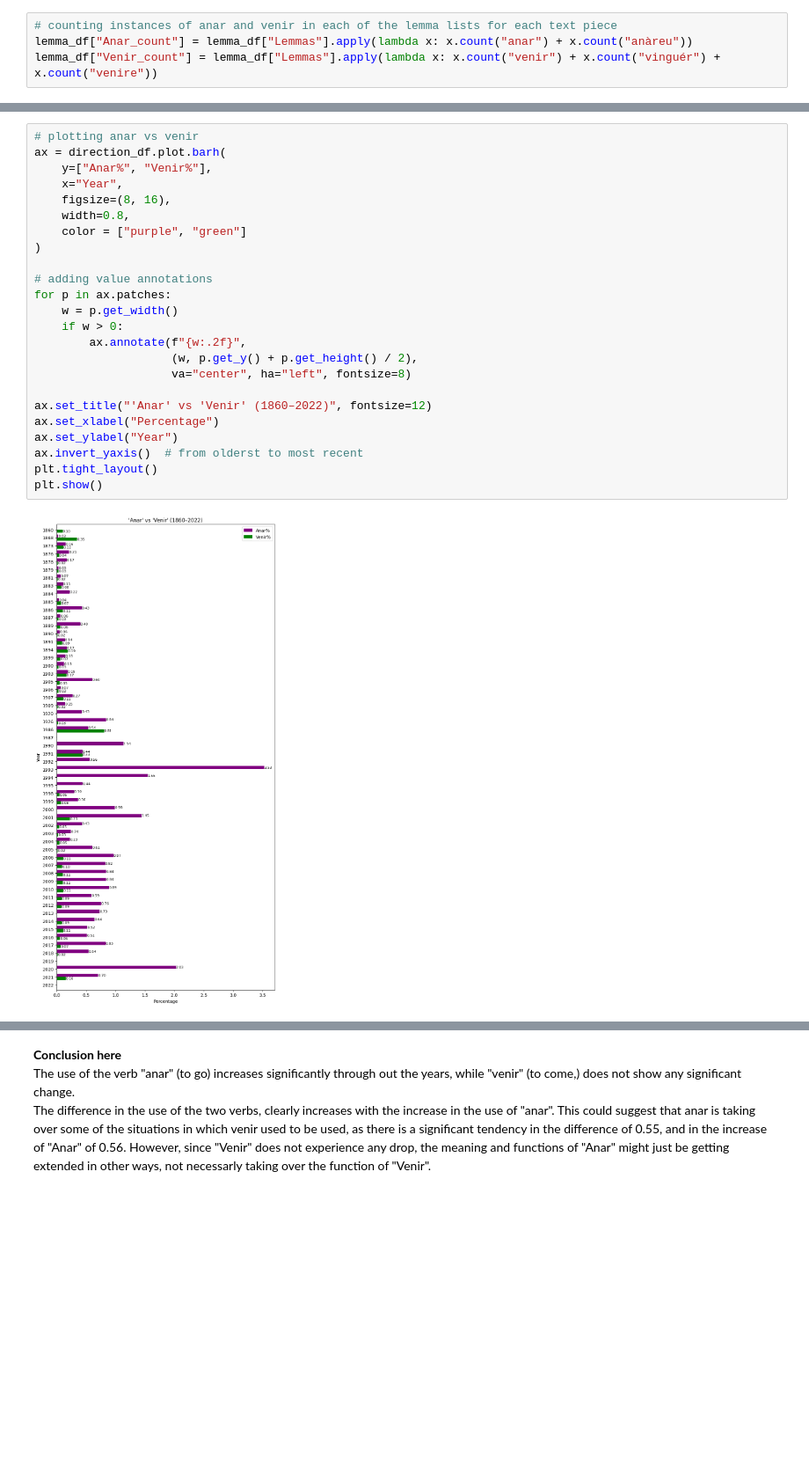
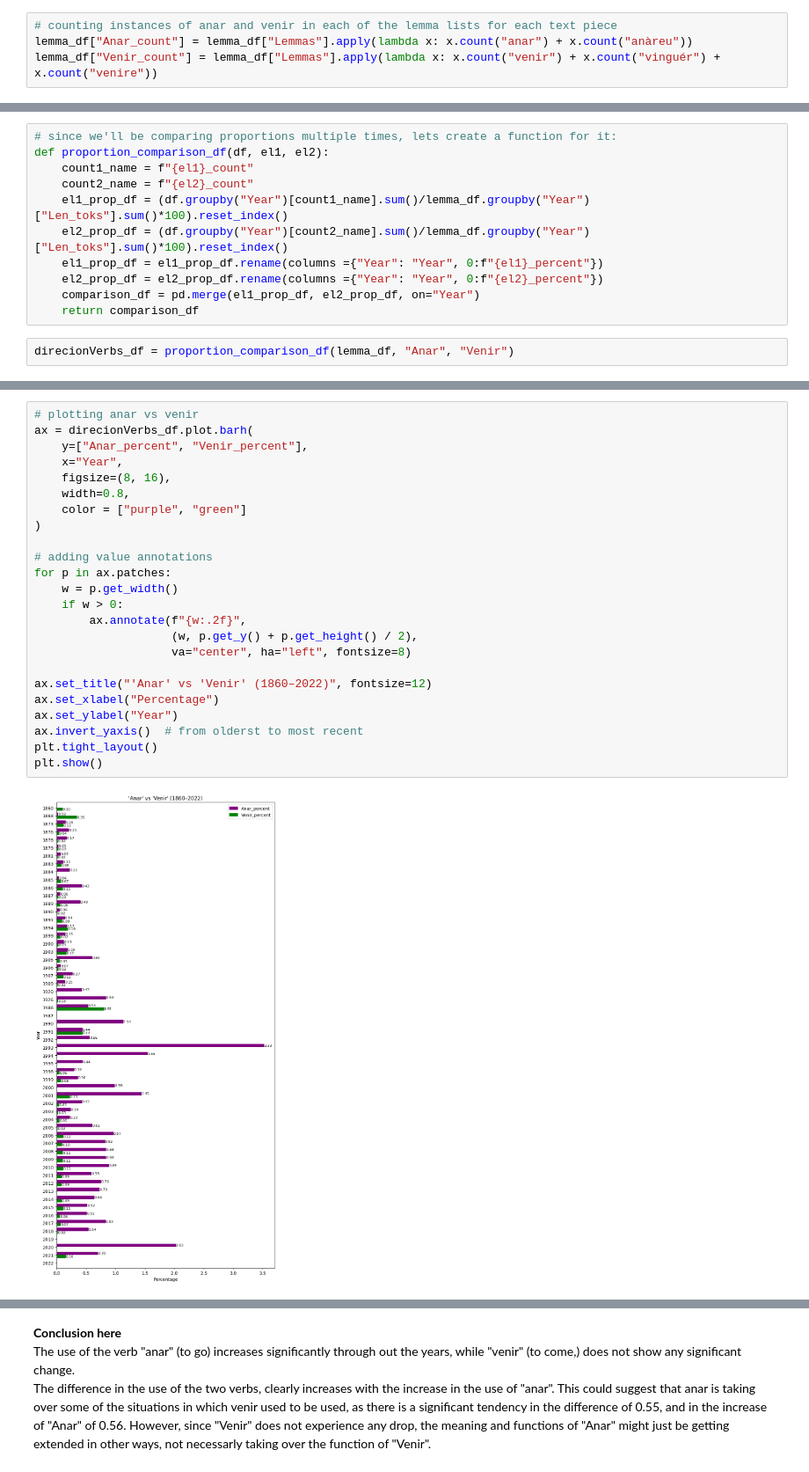
Before and after one commit to Data-Science-for-Linguists-2025/Linguistic-Markers-Catalan-Substitution, a Jupyter notebook: Analysis-1-LowLevel.ipynb, the cells around one changed output, grey strips where cells are left out. Shown at 88% size. Saved outputs shown, nothing was run; the diff lists cells and outputs as text; blank space fills up the shorter version.

Commit message:
turned proportion/percentage calculations into functions

```diff
--- a/Analysis-1-LowLevel.ipynb
+++ b/Analysis-1-LowLevel.ipynb
@@ -343,0 +330,13 @@ direction_df.head(2)
+# %%
+# since we'll be comparing proportions multiple times, lets create a function for it:
+def proportion_comparison_df(df, el1, el2):
+    count1_name = f"{el1}_count"
+    count2_name = f"{el2}_count"
+    el1_prop_df = (df.groupby("Year")[count1_name].sum()/lemma_df.groupby("Year")["Len_toks"].sum()*100).reset_index()
+    el2_prop_df = (df.groupby("Year")[count2_name].sum()/lemma_df.groupby("Year")["Len_toks"].sum()*100).reset_index()
+    el1_prop_df = el1_prop_df.rename(columns ={"Year": "Year", 0:f"{el1}_percent"})
+    el2_prop_df = el2_prop_df.rename(columns ={"Year": "Year", 0:f"{el2}_percent"})
+    comparison_df = pd.merge(el1_prop_df, el2_prop_df, on="Year")
+    return comparison_df
+# %%
+direcionVerbs_df = proportion_comparison_df(lemma_df, "Anar", "Venir")
@@ -344,29 +352,29 @@ direction_df.head(2)
 # %%
 # plotting anar vs venir
-ax = direction_df.plot.barh(
-    y=["Anar%", "Venir%"],
+ax = direcionVerbs_df.plot.barh(
+    y=["Anar_percent", "Venir_percent"],
     x="Year",
     figsize=(8, 16),
     width=0.8,
     color = ["purple", "green"]
 )
 
 # adding value annotations
 for p in ax.patches:
     w = p.get_width()
     if w > 0:
         ax.annotate(f"{w:.2f}",
                     (w, p.get_y() + p.get_height() / 2),
                     va="center", ha="left", fontsize=8)
 
 ax.set_title("'Anar' vs 'Venir' (1860–2022)", fontsize=12)
 ax.set_xlabel("Percentage")
 ax.set_ylabel("Year")
 ax.invert_yaxis()  # from olderst to most recent
 plt.tight_layout()
 plt.show()
 # %% [output]
-[figure, old version]
+[figure, new version]
 # %%
 from scipy.stats import spearmanr
 
```
Also changed, not shown: parts of 20 cells of this notebook.
